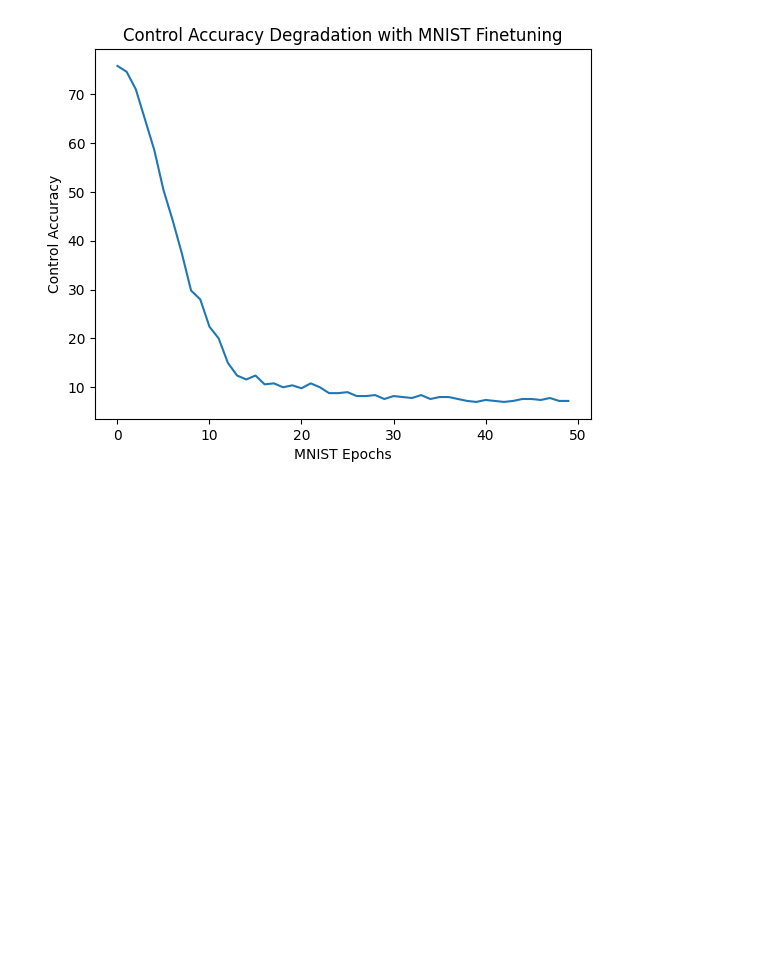
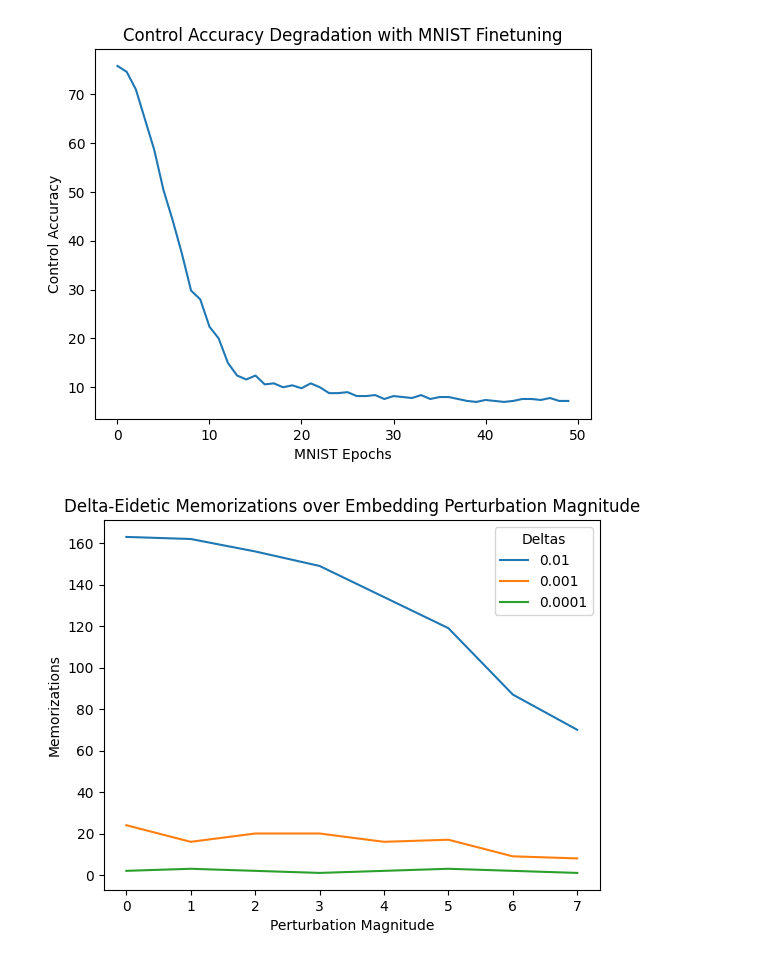
Before and after one commit to NickyDCFP/SolidMark, a Jupyter notebook: analyze_distances.ipynb, the cells around one changed output. Drawn from its saved outputs; the diff is of its cells as text; code cells hidden in the pictures; blank space fills up the shorter version.

```diff
--- a/analyze_distances.ipynb
+++ b/analyze_distances.ipynb
@@ -117,3 +117,24 @@ plt.title("Control Accuracy Degradation with MNIST Finetuning")
 plt.show()
 # %% [output]
 [figure]
+# %%
+gaussian_perturbs = [1, 2, 3, 4, 5, 6, 7]
+gaussian_distances: list[torch.Tensor] = [baseline_distances] + [
+    torch.load(f'./trained_models/distances_solid_absolute_perturb_0.{i}.pt', map_location='cpu')
+    for i in gaussian_perturbs
+]
+gaussian_perturbs = [0] + gaussian_perturbs
+buckets_per_perturb = [
+    [sum(distance < bucket) for distance in gaussian_distances]
+    for bucket in distance_buckets
+]
+# %%
+for i, bucket in enumerate(distance_buckets):
+    plt.plot(gaussian_perturbs, buckets_per_perturb[i], label=bucket)
+plt.legend(title="Deltas")
+plt.title("Delta-Eidetic Memorizations over Embedding Perturbation Magnitude")
+plt.xlabel("Perturbation Magnitude")
+plt.ylabel("Memorizations")
+plt.show()
+# %% [output]
+[figure, added]
```
Also changed, not shown: parts of 2 cells of this notebook, 10 other files.
